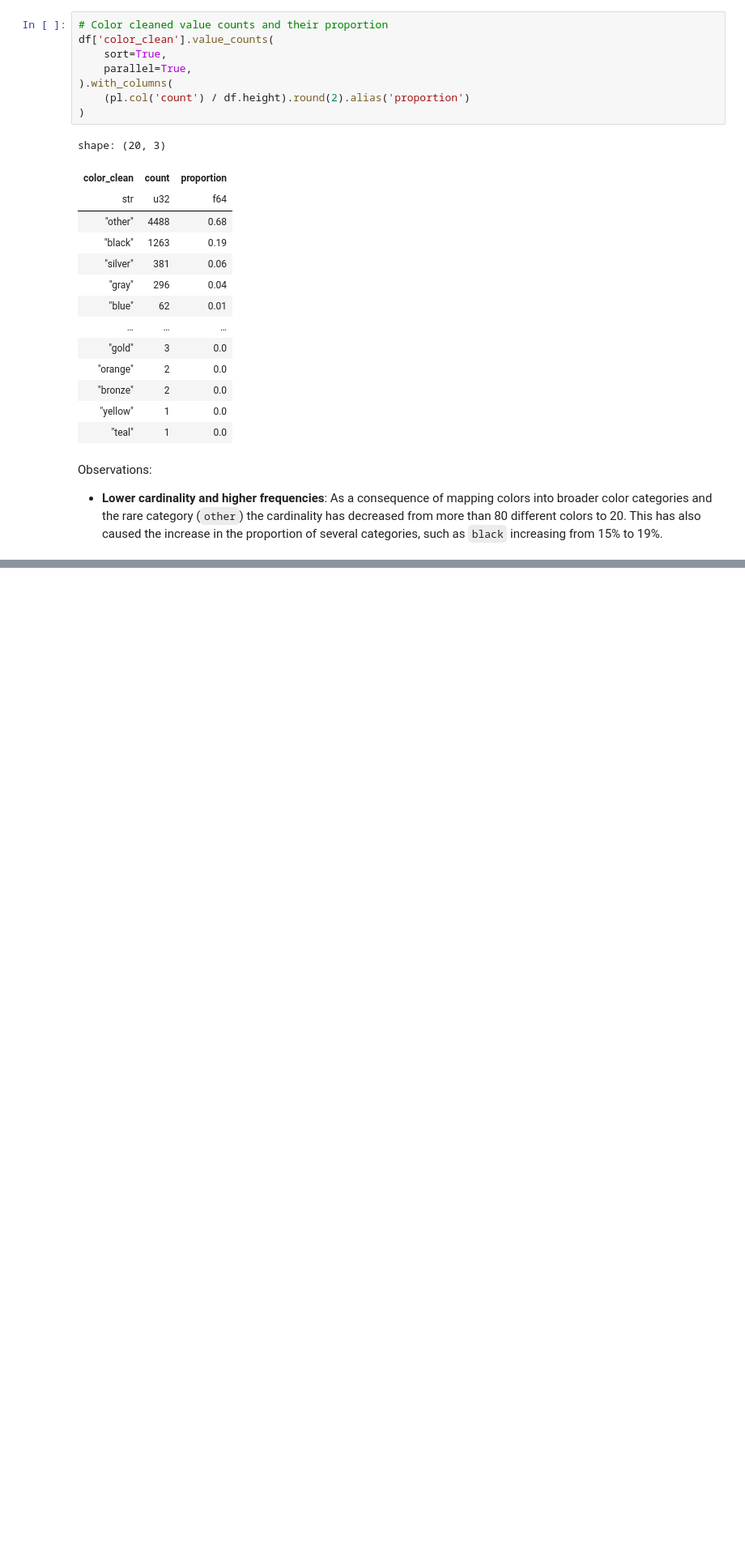
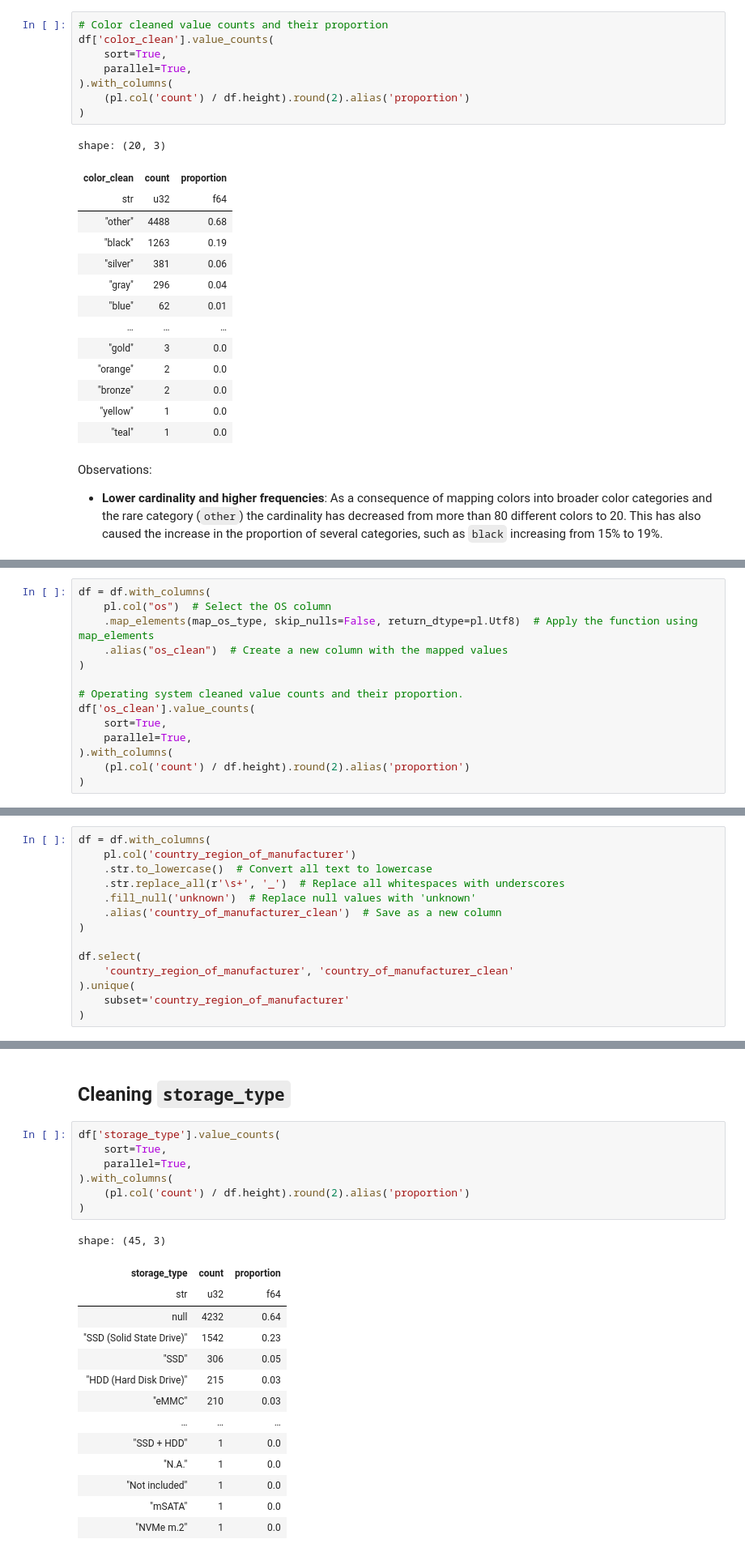
Before and after one commit to jxareas/laptop-price-catboost, a Jupyter notebook: notebooks/laptop_data_cleansing.ipynb, the cells around one changed output, grey strips where cells are left out. Shown at 81% size. Saved outputs shown, nothing was run; the diff lists cells and outputs as text; blank space fills up the shorter version.

```diff
--- a/notebooks/laptop_data_cleansing.ipynb
+++ b/notebooks/laptop_data_cleansing.ipynb
@@ -1316,0 +1454,14 @@ Observations:
+# %%
+df = df.with_columns(
+    pl.col("os")  # Select the OS column
+    .map_elements(map_os_type, skip_nulls=False, return_dtype=pl.Utf8)  # Apply the function using map_elements
+    .alias("os_clean")  # Create a new column with the mapped values
+)
+
+# Operating system cleaned value counts and their proportion.
+df['os_clean'].value_counts(
+    sort=True,
+    parallel=True,
+).with_columns(
+    (pl.col('count') / df.height).round(2).alias('proportion')
+)
@@ -1316,0 +1512,14 @@ Observations:
+# %%
+df = df.with_columns(
+    pl.col('country_region_of_manufacturer')
+    .str.to_lowercase()  # Convert all text to lowercase
+    .str.replace_all(r'\s+', '_')  # Replace all whitespaces with underscores
+    .fill_null('unknown')  # Replace null values with 'unknown'
+    .alias('country_of_manufacturer_clean')  # Save as a new column
+)
+
+df.select(
+    'country_region_of_manufacturer', 'country_of_manufacturer_clean'
+).unique(
+    subset='country_region_of_manufacturer'
+)
@@ -1316,0 +1557,24 @@ Observations:
+# %% [markdown]
+## Cleaning `storage_type`
+# %%
+df['storage_type'].value_counts(
+    sort=True,
+    parallel=True,
+).with_columns(
+    (pl.col('count') / df.height).round(2).alias('proportion')
+)
+# %% [output]
+shape: (45, 3)
+| storage_type | count | proportion |
+| str | u32 | f64 |
+| null | 4232 | 0.64 |
+| "SSD (Solid State Drive)" | 1542 | 0.23 |
+| "SSD" | 306 | 0.05 |
+| "HDD (Hard Disk Drive)" | 215 | 0.03 |
+| "eMMC" | 210 | 0.03 |
+| … | … | … |
+| "SSD + HDD" | 1 | 0.0 |
+| "N.A." | 1 | 0.0 |
+| "Not included" | 1 | 0.0 |
+| "mSATA" | 1 | 0.0 |
+| "NVMe m.2" | 1 | 0.0 |
```
Also changed, not shown: parts of 23 cells of this notebook, 1 other file.
